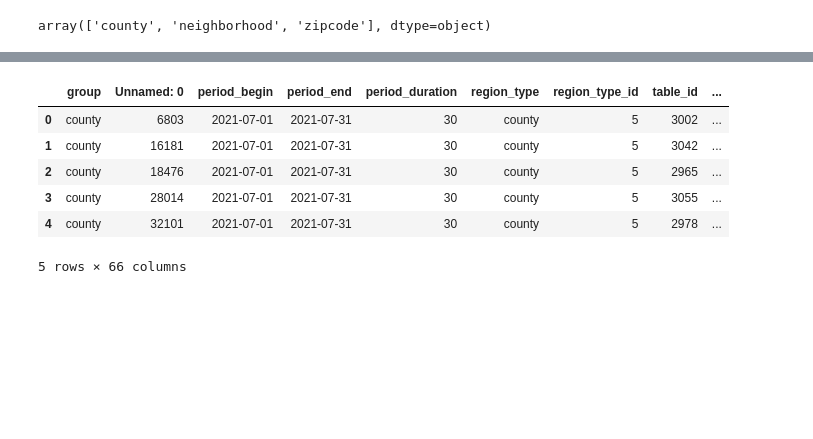
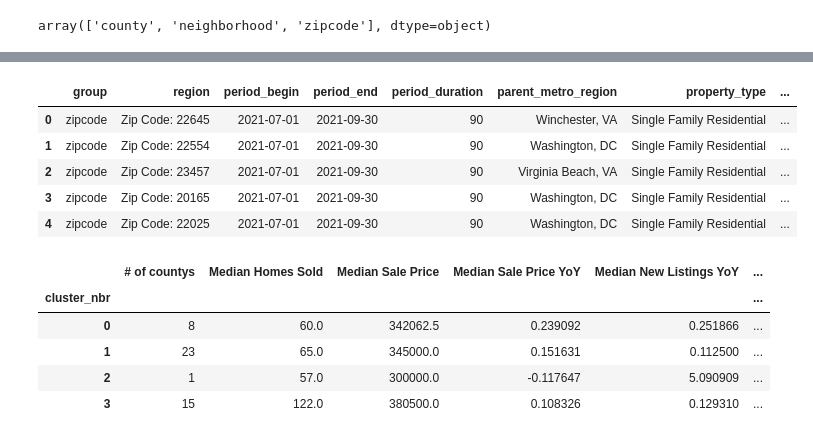
Before and after one commit to lrhf97/real_estate_neighborhood, a Jupyter notebook: RE_neighborhood_chart.ipynb, the cells around one changed output, grey strips where cells are left out. Cells and saved outputs as stored; diff of their text form; code cells hidden in the pictures; blank space fills up the shorter version.

```diff
--- a/RE_neighborhood_chart.ipynb
+++ b/RE_neighborhood_chart.ipynb
@@ -44,3 +46,27 @@ for f in files:
 df_all['group'].unique()
 # %% [output]
 array(['county', 'neighborhood', 'zipcode'], dtype=object)
+# %%
+Fields=[
+'group',
+'region',
+'period_begin',
+'period_end',
+'period_duration',
+'parent_metro_region',
+'property_type',
+'median_sale_price',
+'median_sale_price_yoy',
+'homes_sold',
+'new_listings_yoy',
+'median_dom',
+'median_dom_yoy',
+'avg_sale_to_list',
+'cluster_nbr',
+'0',
+'1',
+'2',
+'3'
+]
+df_all = df_all[Fields]
+df_all[df_all['group']=='county'].head()
@@ -47,10 +80,35 @@ array(['county', 'neighborhood', 'zipcode'], dtype=object)
 # %%
-df_all[df_all['group']=='county'].head()
+df_all[df_all['group']=='zipcode'].head()
 # %% [output]
-|  | group | Unnamed: 0 | period_begin | period_end | period_duration | region_type | region_type_id | table_id | ... |
-| 0 | county | 6803 | 2021-07-01 | 2021-07-31 | 30 | county | 5 | 3002 | ... |
-| 1 | county | 16181 | 2021-07-01 | 2021-07-31 | 30 | county | 5 | 3042 | ... |
-| 2 | county | 18476 | 2021-07-01 | 2021-07-31 | 30 | county | 5 | 2965 | ... |
-| 3 | county | 28014 | 2021-07-01 | 2021-07-31 | 30 | county | 5 | 3055 | ... |
-| 4 | county | 32101 | 2021-07-01 | 2021-07-31 | 30 | county | 5 | 2978 | ... |
+|  | group | region | period_begin | period_end | period_duration | parent_metro_region | property_type | ... |
+| 0 | zipcode | Zip Code: 22645 | 2021-07-01 | 2021-09-30 | 90 | Winchester, VA | Single Family Residential | ... |
+| 1 | zipcode | Zip Code: 22554 | 2021-07-01 | 2021-09-30 | 90 | Washington, DC | Single Family Residential | ... |
+| 2 | zipcode | Zip Code: 23457 | 2021-07-01 | 2021-09-30 | 90 | Virginia Beach, VA | Single Family Residential | ... |
+| 3 | zipcode | Zip Code: 20165 | 2021-07-01 | 2021-09-30 | 90 | Washington, DC | Single Family Residential | ... |
+| 4 | zipcode | Zip Code: 22025 | 2021-07-01 | 2021-09-30 | 90 | Washington, DC | Single Family Residential | ... |
-5 rows × 66 columns
+# %%
+#Rename fields to make them easier to understand
+df = df_all.rename({'0': 'PC1','1':'PC2','2':'PC3','3':'PC4'}, axis=1)
+#Change data type for cluster_nbr
+df['cluster_nbr'] = df['cluster_nbr'].apply(str)
+group_dict ={}
+
+for region in df_all['group'].unique():
+    dfr = df[df['group'] == region]
+
+    #Create summary statistics for clusters. Calucating medians for the following metrics at cluster level
+    cluster_group = ['homes_sold','median_sale_price','median_sale_price_yoy','new_listings_yoy','avg_sale_to_list','median_dom','median_dom_yoy']
+    df1=dfr.groupby(['cluster_nbr'])['cluster_nbr'].count()
+    df2=dfr.groupby(['cluster_nbr'])[cluster_group].median()
+    df_summary=pd.concat([df1, df2],axis=1)
+    df_summary = df_summary.rename({'cluster_nbr': '# of '+region+'s','homes_sold':'Median Homes Sold','median_sale_price':'Median Sale Price','median_sale_price_yoy':'Median Sale Price YoY','new_listings_yoy':'Median New Listings YoY','avg_sale_to_list':'Median Sale-to-List Ratio','median_dom':'Median Days on Market','median_dom_yoy':'Median Days on Market YoY (days)'}, axis=1)
+    group_dict[region] = df_summary
+# df_summary
+group_dict['county']
+# %% [output]
+|  | # of countys | Median Homes Sold | Median Sale Price | Median Sale Price YoY | Median New Listings YoY | ... |
+| cluster_nbr |  |  |  |  |  | ... |
+| 0 | 8 | 60.0 | 342062.5 | 0.239092 | 0.251866 | ... |
+| 1 | 23 | 65.0 | 345000.0 | 0.151631 | 0.112500 | ... |
+| 2 | 1 | 57.0 | 300000.0 | -0.117647 | 5.090909 | ... |
+| 3 | 15 | 122.0 | 380500.0 | 0.108326 | 0.129310 | ... |
```
Also changed, not shown: parts of 11 cells of this notebook, 1 other file.
